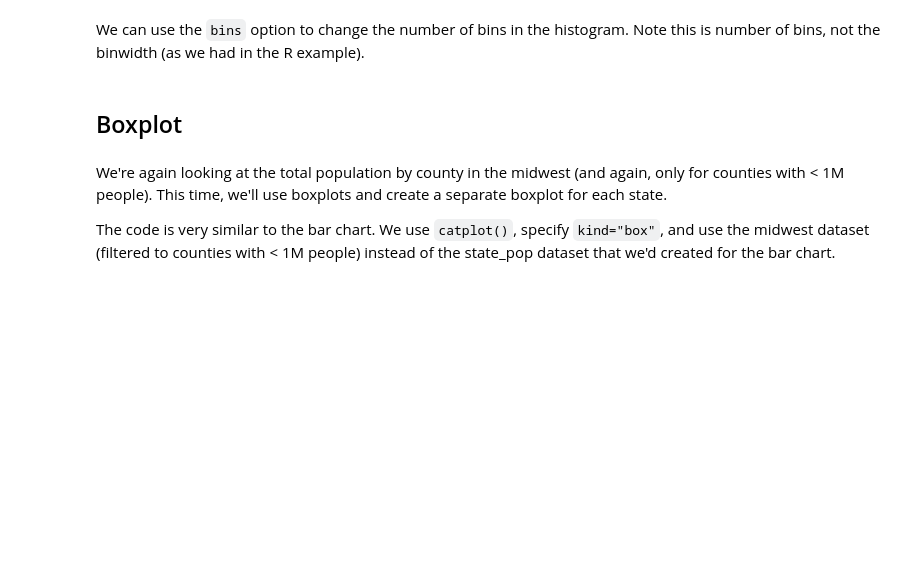
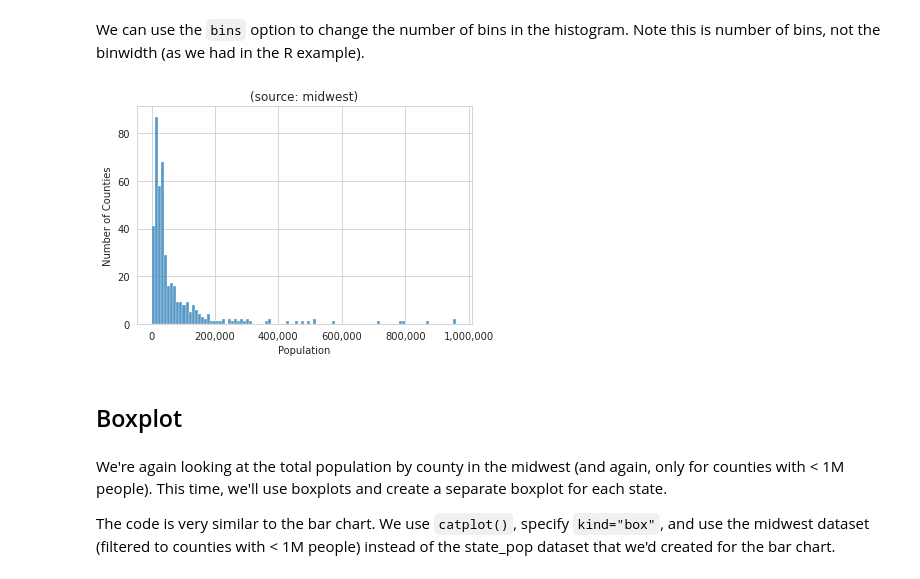
Before and after one commit to odu-cs432-websci/public, a Jupyter notebook: Mod_03_InfoVis_Python.ipynb, the cells around one changed output. Drawn from its saved outputs; the diff is of its cells as text; code cells hidden in the pictures; blank space fills up the shorter version.

```diff
--- a/Mod_03_InfoVis_Python.ipynb
+++ b/Mod_03_InfoVis_Python.ipynb
@@ -188,16 +200,18 @@ ax.set_xticklabels(labels);
 # %% [markdown]
 We can use the `bins` option to change the number of bins in the histogram.  Note this is number of bins, not the binwidth (as we had in the R example).
 # %%
-ax = sns.distplot(midwest[midwest['poptotal']<1000000]['poptotal'], kde=False, bins=100)
+ax = sns.histplot(midwest[midwest['poptotal']<1000000]['poptotal'], bins=100)
 
 ax.set_xlabel ('Population')
 ax.set_ylabel ('Number of Counties')
 ax.set_title('(source: midwest)')
 
 # format commas in ticklabels
 ticks = ax.get_xticks()
 labels = ['{:,.0f}'.format(x) for x in ticks]
 ax.set_xticklabels(labels);
+# %% [output]
+[figure, added]
 # %% [markdown]
 ## Boxplot
 # %% [markdown]
```
Also changed, not shown: parts of 26 cells of this notebook.
